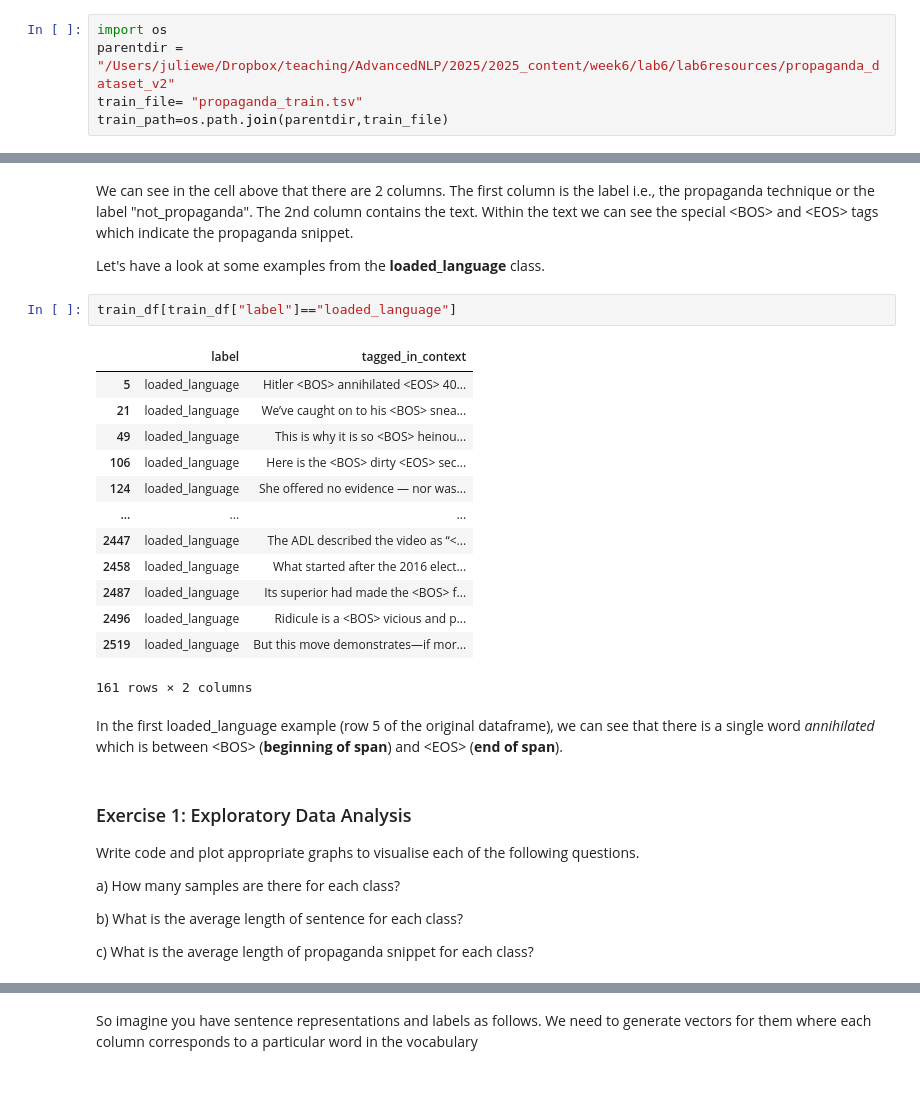
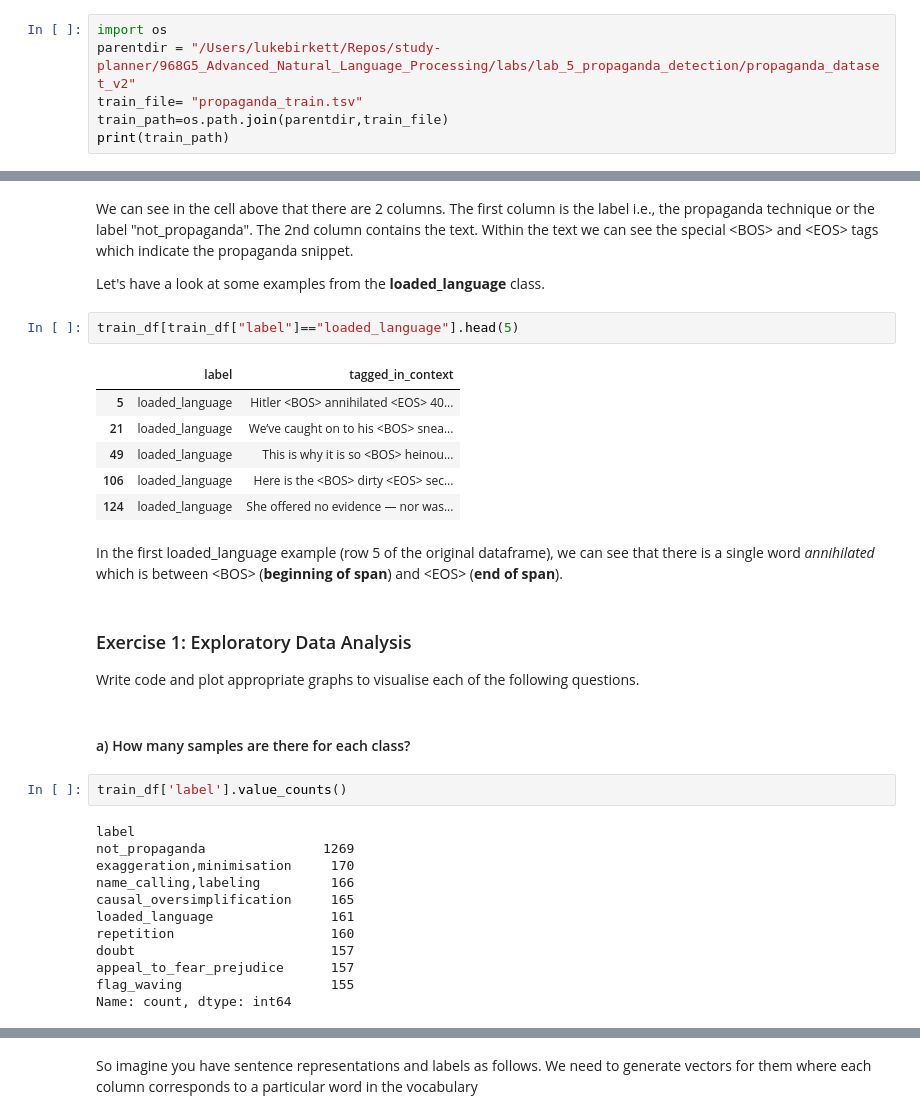
Before and after one commit to LukeBirkett/study-planner, a Jupyter notebook: 968G5_Advanced_Natural_Language_Processing/labs/lab_5_propaganda_detection/Lab6.ipynb, the cells around one changed output, grey strips where cells are left out. Cells and saved outputs as stored; diff of their text form; blank space fills up the shorter version.

```diff
--- a/968G5_Advanced_Natural_Language_Processing/labs/lab_5_propaganda_detection/Lab6.ipynb
+++ b/968G5_Advanced_Natural_Language_Processing/labs/lab_5_propaganda_detection/Lab6.ipynb
@@ -13,5 +15,6 @@ Let's load it up in a pandas dataframe so that we can look at some examples to i
 # %%
 import os
-parentdir = "/Users/juliewe/Dropbox/teaching/AdvancedNLP/2025/2025_content/week6/lab6/lab6resources/propaganda_dataset_v2"
+parentdir = "/Users/lukebirkett/Repos/study-planner/968G5_Advanced_Natural_Language_Processing/labs/lab_5_propaganda_detection/propaganda_dataset_v2"
 train_file= "propaganda_train.tsv"
 train_path=os.path.join(parentdir,train_file)
+print(train_path)
@@ -42,29 +41,32 @@ We can see in the cell above that there are 2 columns.  The first column is the
 
 Let's have a look at some examples from the **loaded_language** class.
 # %%
-train_df[train_df["label"]=="loaded_language"]
+train_df[train_df["label"]=="loaded_language"].head(5)
 # %% [output]
 |  | label | tagged_in_context |
 | 5 | loaded_language | Hitler <BOS> annihilated <EOS> 40... |
 | 21 | loaded_language | We’ve caught on to his <BOS> snea... |
 | 49 | loaded_language | This is why it is so <BOS> heinou... |
 | 106 | loaded_language | Here is the <BOS> dirty <EOS> sec... |
 | 124 | loaded_language | She offered no evidence — nor was... |
-| ... | ... | ... |
-| 2447 | loaded_language | The ADL described the video as “<... |
-| 2458 | loaded_language | What started after the 2016 elect... |
-| 2487 | loaded_language | Its superior had made the <BOS> f... |
-| 2496 | loaded_language | Ridicule is a <BOS> vicious and p... |
-| 2519 | loaded_language | But this move demonstrates—if mor... |
-161 rows × 2 columns
 # %% [markdown]
 In the first loaded_language example (row 5 of the original dataframe), we can see that there is a single word *annihilated* which is between \<BOS\> (**beginning of span**) and \<EOS\> (**end of span**).
 # %% [markdown]
 ### Exercise 1: Exploratory Data Analysis
 Write code and plot appropriate graphs to visualise each of the following questions.
-
-a) How many samples are there for each class?
-
-b) What is the average length of sentence for each class?
-
-c) What is the average length of propaganda snippet for each class?
+# %% [markdown]
+#### a) How many samples are there for each class?
+# %%
+train_df['label'].value_counts()
+# %% [output]
+label
+not_propaganda               1269
+exaggeration,minimisation     170
+name_calling,labeling         166
+causal_oversimplification     165
+loaded_language               161
+repetition                    160
+doubt                         157
+appeal_to_fear_prejudice      157
+flag_waving                   155
+Name: count, dtype: int64
```
Also changed, not shown: parts of 65 cells of this notebook, 6 other files.
